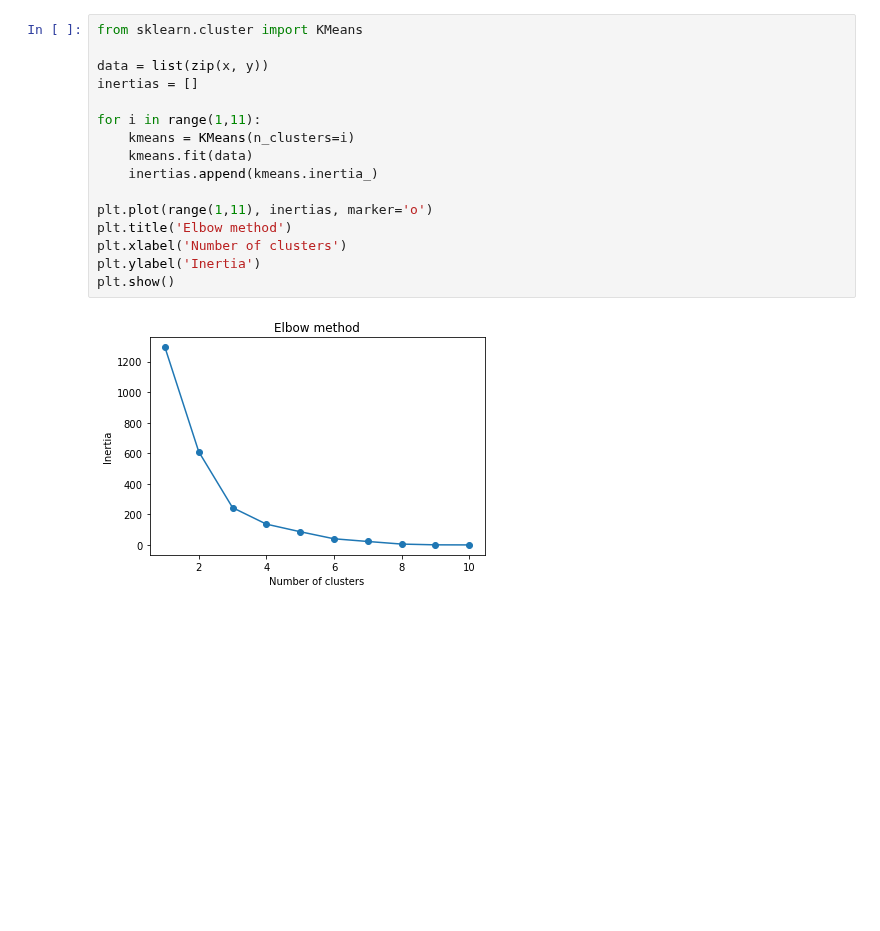
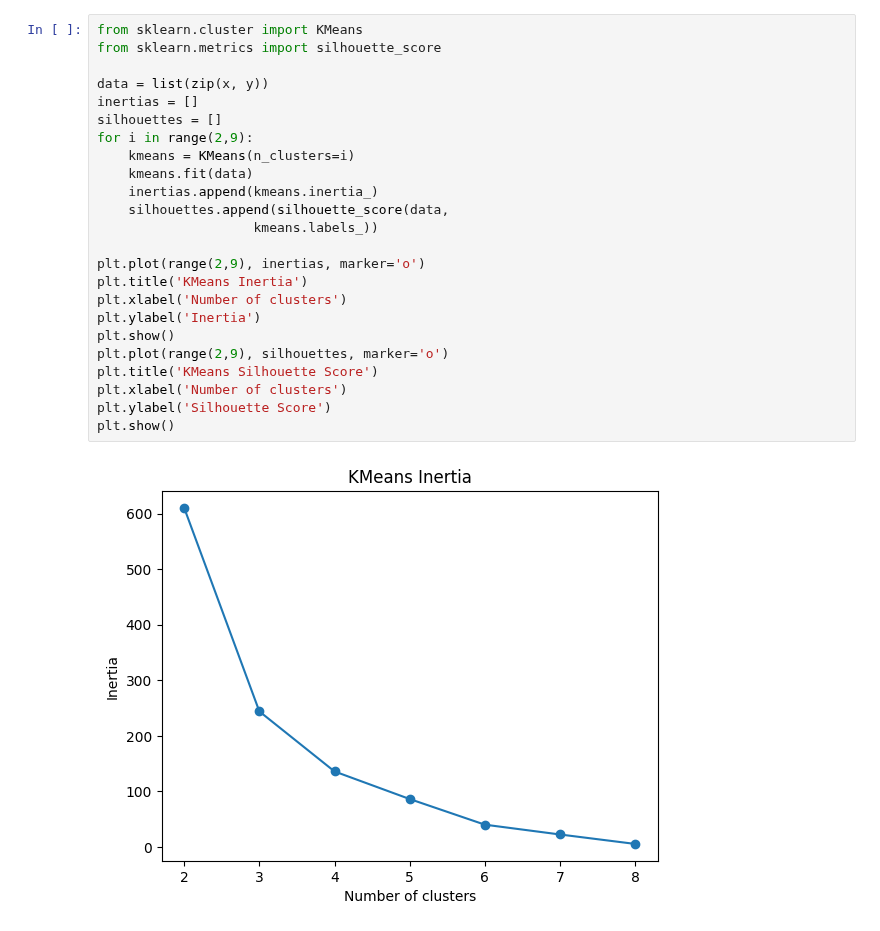
Before and after one commit to lstorchi/ML_Teaching, a Jupyter notebook: 1_kmeans.ipynb, the cells around one changed output. Saved outputs shown, nothing was run; the diff lists cells and outputs as text; blank space fills up the shorter version.

```diff
--- a/1_kmeans.ipynb
+++ b/1_kmeans.ipynb
@@ -23,18 +23,26 @@ plt.show()
 # %%
 from sklearn.cluster import KMeans
+from sklearn.metrics import silhouette_score
 
 data = list(zip(x, y))
 inertias = []
-
-for i in range(1,11):
+silhouettes = []
+for i in range(2,9):
     kmeans = KMeans(n_clusters=i)
     kmeans.fit(data)
     inertias.append(kmeans.inertia_)
+    silhouettes.append(silhouette_score(data,
+                    kmeans.labels_))
 
-plt.plot(range(1,11), inertias, marker='o')
-plt.title('Elbow method')
+plt.plot(range(2,9), inertias, marker='o')
+plt.title('KMeans Inertia')
 plt.xlabel('Number of clusters')
 plt.ylabel('Inertia')
 plt.show()
+plt.plot(range(2,9), silhouettes, marker='o')
+plt.title('KMeans Silhouette Score')
+plt.xlabel('Number of clusters')
+plt.ylabel('Silhouette Score')
+plt.show()
 # %% [output]
-[figure, old version]
+[figure, new version]
```
Also changed, not shown: parts of 4 cells of this notebook, 1 other file.
